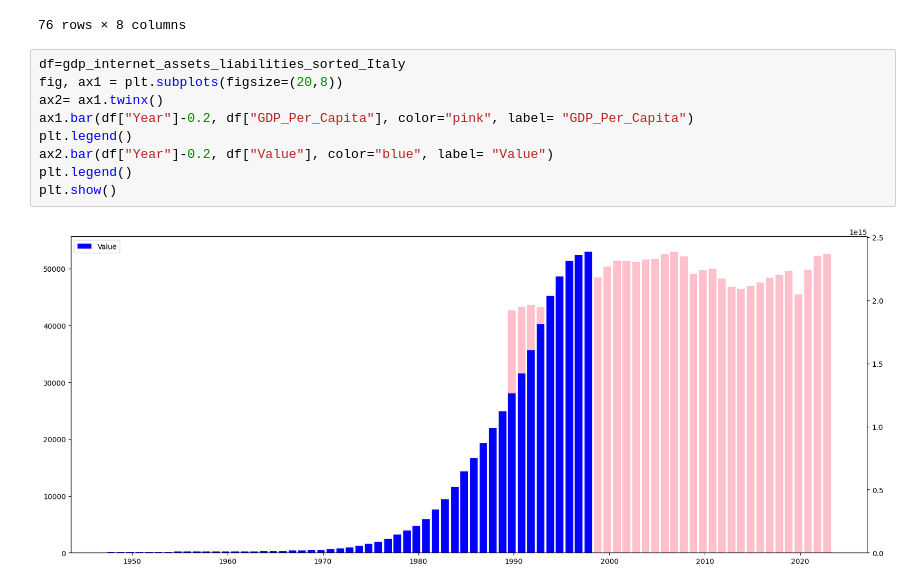
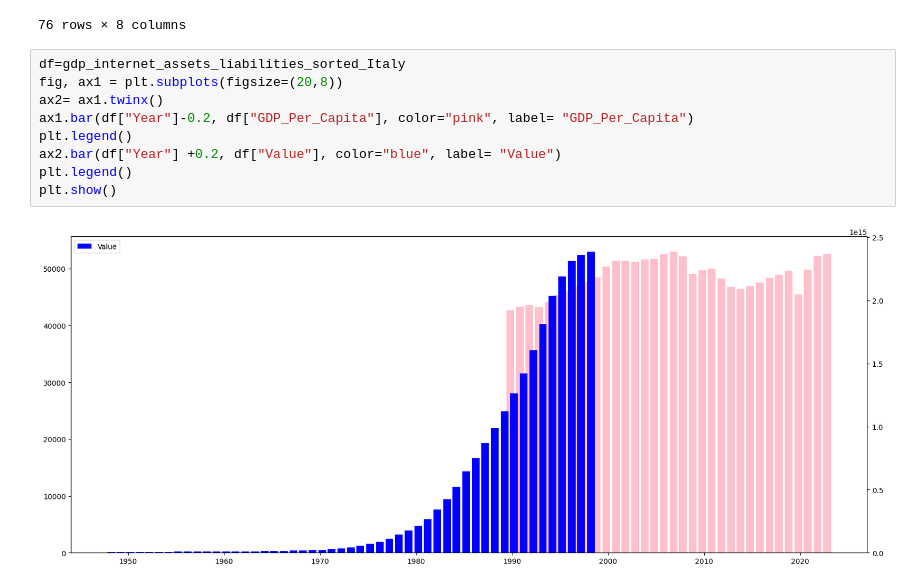
Before and after one commit to NSS-Data-Analytics-Cohort-16/da16-python-gdp-and-internet-use-analysis-janvimehendale, a Jupyter notebook: notebooks/gdp_internetuse.ipynb, the cells around one changed output. Cells and saved outputs as stored; diff of their text form.

```diff
--- a/notebooks/gdp_internetuse.ipynb
+++ b/notebooks/gdp_internetuse.ipynb
@@ -1435,11 +1458,11 @@ gdp_internet_assets_liabilities_sorted_Italy
 # %%
 df=gdp_internet_assets_liabilities_sorted_Italy
 fig, ax1 = plt.subplots(figsize=(20,8))
 ax2= ax1.twinx()
 ax1.bar(df["Year"]-0.2, df["GDP_Per_Capita"], color="pink", label= "GDP_Per_Capita")
 plt.legend()
-ax2.bar(df["Year"]-0.2, df["Value"], color="blue", label= "Value")
+ax2.bar(df["Year"] +0.2, df["Value"], color="blue", label= "Value")
 plt.legend()
 plt.show()
 # %% [output]
-[figure, old version]
+[figure, new version]
```
Also changed, not shown: parts of 2 cells of this notebook.
